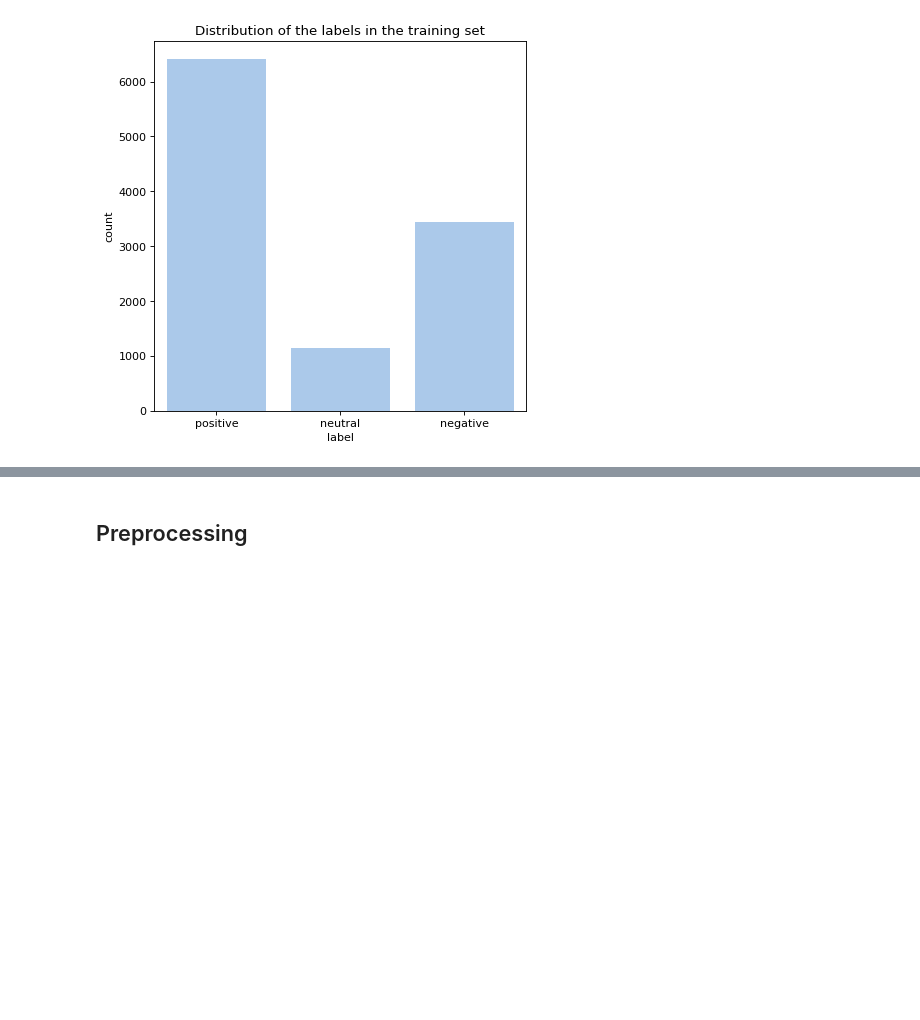
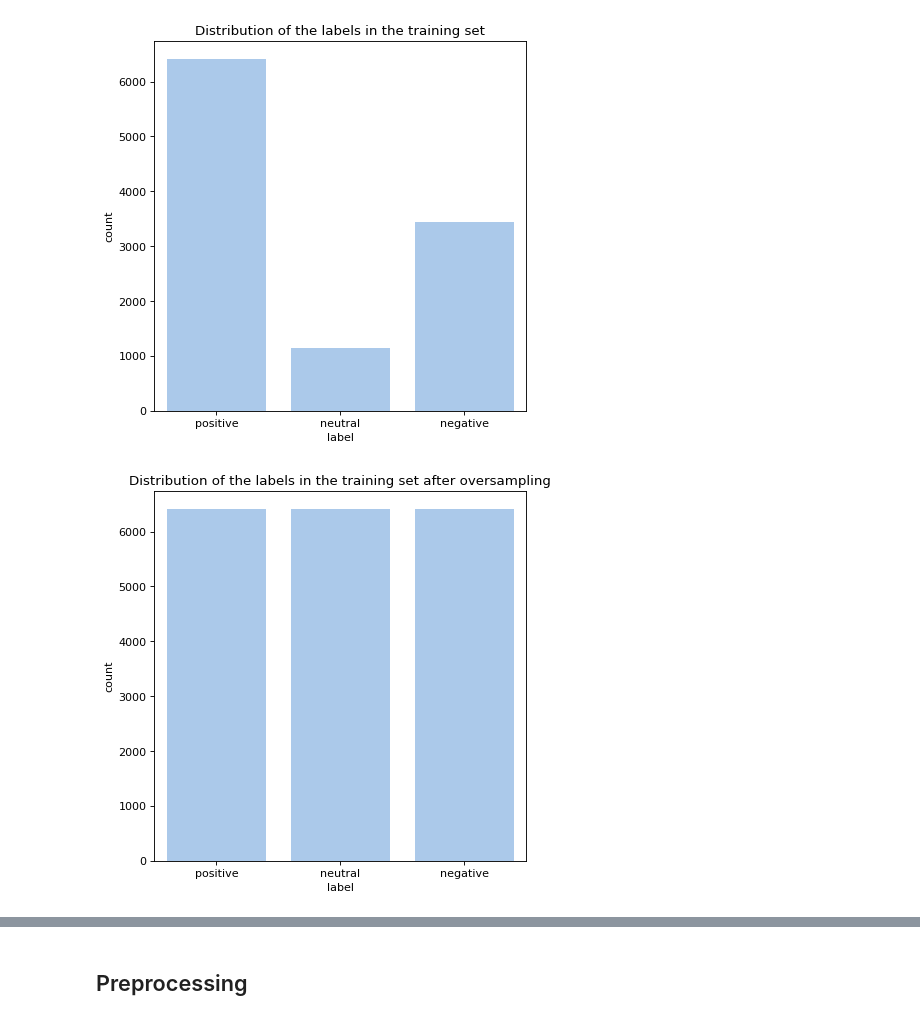
Before and after one commit to NerbFox/text-classification-nlp, a Jupyter notebook: model.ipynb, the cells around one changed output, grey strips where cells are left out. Cells and saved outputs as stored; diff of their text form; code cells hidden in the pictures; blank space fills up the shorter version.

```diff
--- a/model.ipynb
+++ b/model.ipynb
@@ -60,12 +60,16 @@ plot_distribution(y_train, 'Distribution of the labels in the training set')
 # %%
 # solve the problem of class imbalance with RandomOverSampler
 
 ros = RandomOverSampler(random_state=0)
 X_train_oversample, y_train_oversample = ros.fit_resample(pd.DataFrame(X_train), pd.DataFrame(y_train))
 
 # Graph of the distribution of the labels after solving the problem of class imbalance
 y_train_oversample = y_train_oversample["label"]
 X_train_oversample = X_train_oversample["text"]
+
+plot_distribution(y_train_oversample, 'Distribution of the labels in the training set after oversampling')
+# %% [output]
+[figure, added]
 # %%
 # solve the problem of class imbalance with undersampling
 
```
Also changed, not shown: parts of 12 cells of this notebook, 5 other files.
